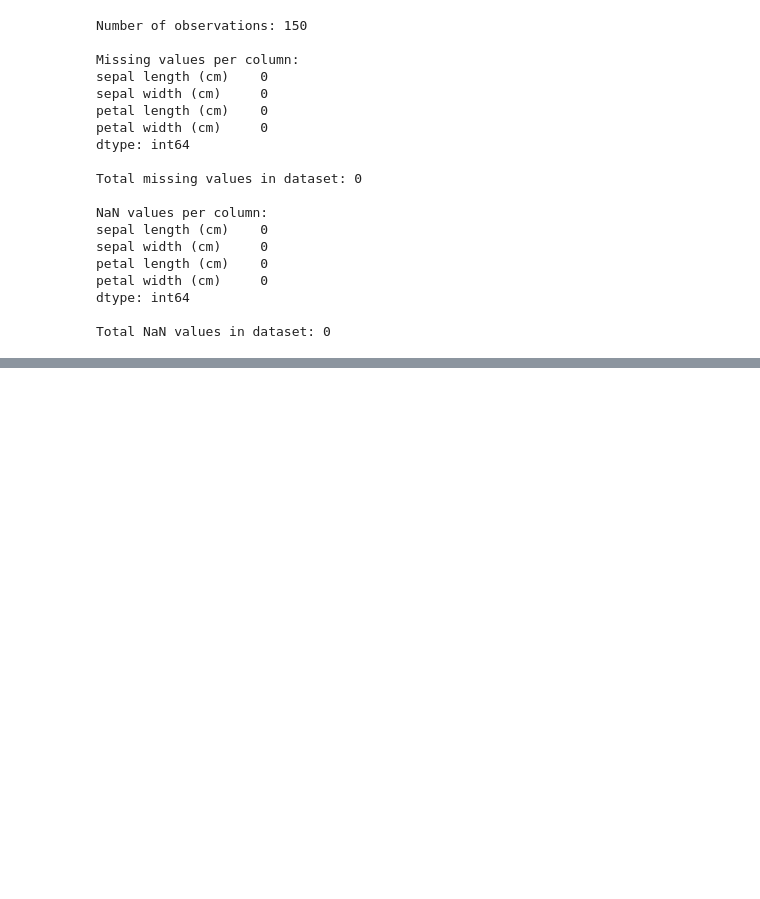
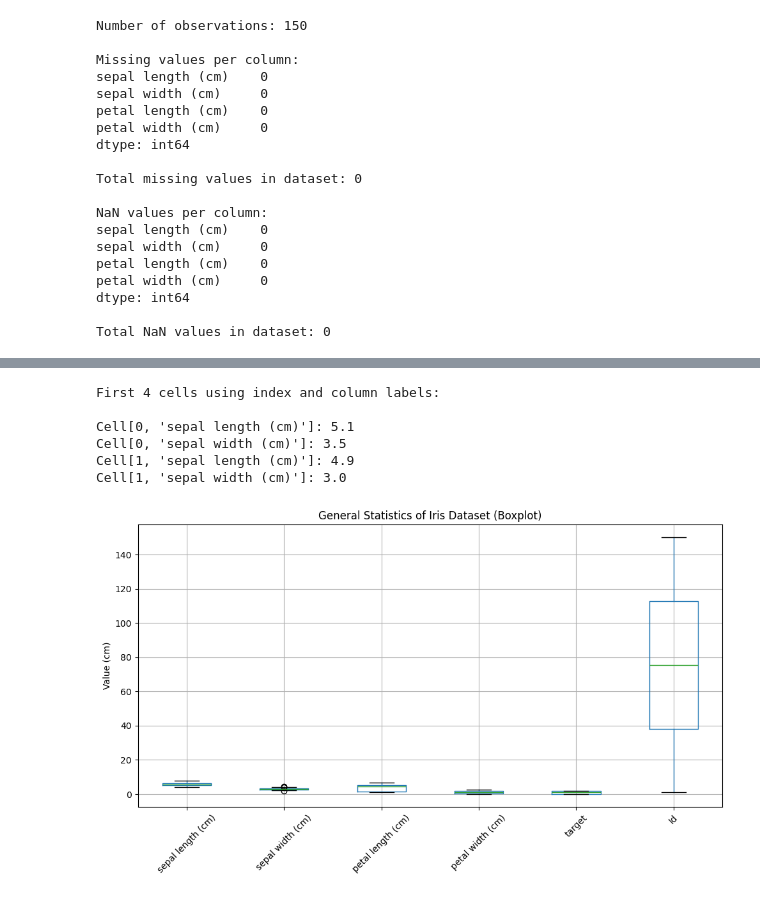
Before and after one commit to ThodupunooriSaiManish/Machine_Learning, a Jupyter notebook: Machine_Learning_Lab.ipynb, the cells around one changed output, grey strips where cells are left out. Saved outputs shown, nothing was run; the diff lists cells and outputs as text; code cells hidden in the pictures; blank space fills up the shorter version.

```diff
--- a/Machine_Learning_Lab.ipynb
+++ b/Machine_Learning_Lab.ipynb
@@ -357,0 +429,18 @@ Total NaN values in dataset: 0
+# %%
+#6
+from sklearn.datasets import load_iris
+import pandas as pd
+
+# Simulate an 'Id' column (like in some CSV versions)
+df['Id'] = range(1, len(df) + 1)
+
+# Display DataFrame with 'Id' column
+print("DataFrame with 'Id' column:\n")
+print(df.head())
+
+# Drop the 'Id' column
+df_modified = df.drop('Id', axis=1)
+
+# Display the modified DataFrame (without 'Id')
+print("Modified DataFrame (without 'Id' column):\n")
+print(df_modified.head())
@@ -357,0 +465,40 @@ Total NaN values in dataset: 0
+# %%
+#7
+from sklearn.datasets import load_iris
+import pandas as pd
+
+# Display the full first row (row 0) and part of row 1 (up to column 2) using label-based indexing
+print("First 4 cells using index and column labels:\n")
+
+# Accessing specific cells using .loc[row_index, column_label]
+print("Cell[0, '{}']:".format(df.columns[0]), df.loc[0, df.columns[0]])
+print("Cell[0, '{}']:".format(df.columns[1]), df.loc[0, df.columns[1]])
+print("Cell[1, '{}']:".format(df.columns[0]), df.loc[1, df.columns[0]])
+print("Cell[1, '{}']:".format(df.columns[1]), df.loc[1, df.columns[1]])
+# %% [output]
+First 4 cells using index and column labels:
+
+Cell[0, 'sepal length (cm)']: 5.1
+Cell[0, 'sepal width (cm)']: 3.5
+Cell[1, 'sepal length (cm)']: 4.9
+Cell[1, 'sepal width (cm)']: 3.0
+# %%
+#8
+from sklearn.datasets import load_iris
+import pandas as pd
+import matplotlib.pyplot as plt
+
+# Add species for better analysis
+df['species'] = pd.Categorical.from_codes(iris.target, iris.target_names)
+
+# Plot general statistics using boxplots
+plt.figure(figsize=(10, 6))
+df.drop('species', axis=1).boxplot()
+plt.title("General Statistics of Iris Dataset (Boxplot)")
+plt.ylabel("Value (cm)")
+plt.xticks(rotation=45)
+plt.grid(True)
+plt.tight_layout()
+plt.show()
+# %% [output]
+[figure, added]
```
Also changed, not shown: parts of 10 cells of this notebook.
